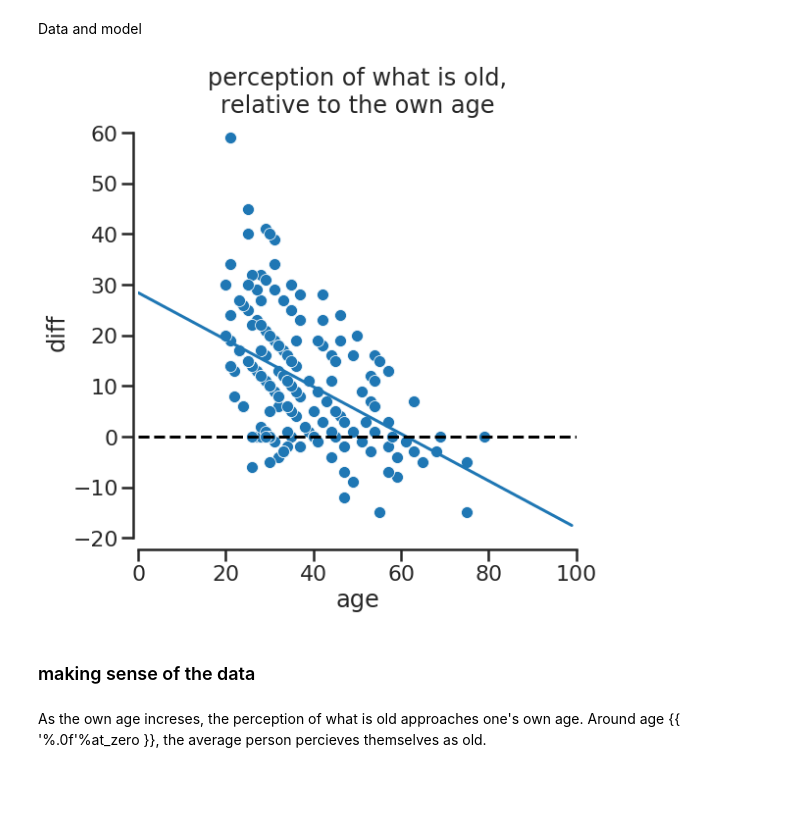
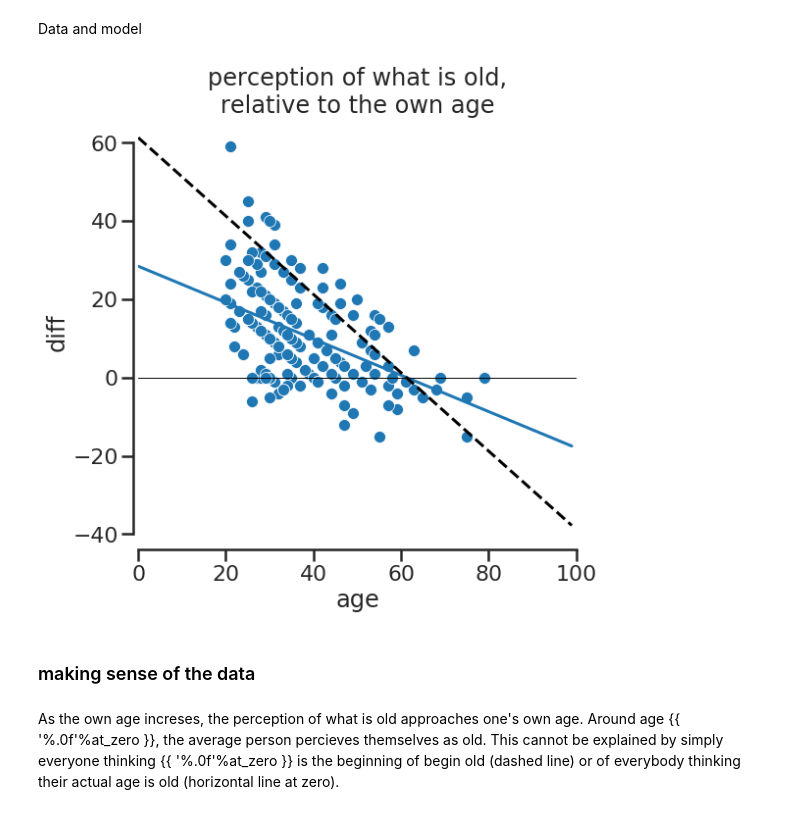
Before and after one commit to mwegrzyn/abbildungenWS1819, a Jupyter notebook: notebooks/age_project_example.ipynb, the cells around one changed output. Drawn from its saved outputs; the diff is of its cells as text; code cells hidden in the pictures; blank space fills up the shorter version.

```diff
--- a/notebooks/age_project_example.ipynb
+++ b/notebooks/age_project_example.ipynb
@@ -85,19 +85,24 @@ plt.show()
 Data and model
 # %%
 fig, ax = plt.subplots(1, 1, figsize=(8, 8))
+
 # raw data
 sns.scatterplot("age", "diff", data=df, ax=ax)
-# predictions
+
+# predictions based on fitted linear regression line
 ax.plot(X, y)
 
+# predictions based on everybody thinking 61 is old
+ax.plot(X, at_zero - X, color='k', linestyle='dashed')
+
 ax.set_xlim(0, 100)
-ax.axhline(0, color='k', linestyle='dashed')
+ax.axhline(0, color='k', linewidth=1)
 sns.despine(offset=5, trim=True)
 plt.title('perception of what is old,\nrelative to the own age')
 plt.show()
 # %% [output]
-[figure, old version]
+[figure, new version]
 # %% [markdown]
 ### making sense of the data
 # %% [markdown]
-As the own age increses, the perception of what is old approaches one's own age. Around age {{ '%.0f'%at_zero }}, the average person percieves themselves as old.
+As the own age increses, the perception of what is old approaches one's own age. Around age {{ '%.0f'%at_zero }}, the average person percieves themselves as old. This cannot be explained by simply everyone thinking {{ '%.0f'%at_zero }} is the beginning of begin old (dashed line) or of everybody thinking their actual age is old (horizontal line at zero).
```
Also changed, not shown: parts of 1 cell of this notebook.
